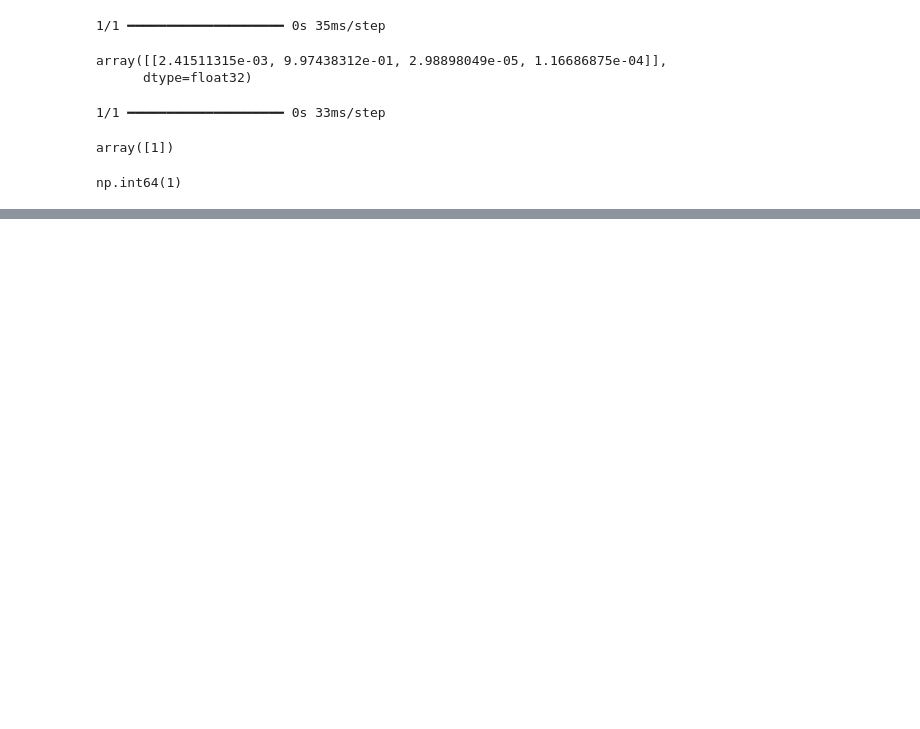
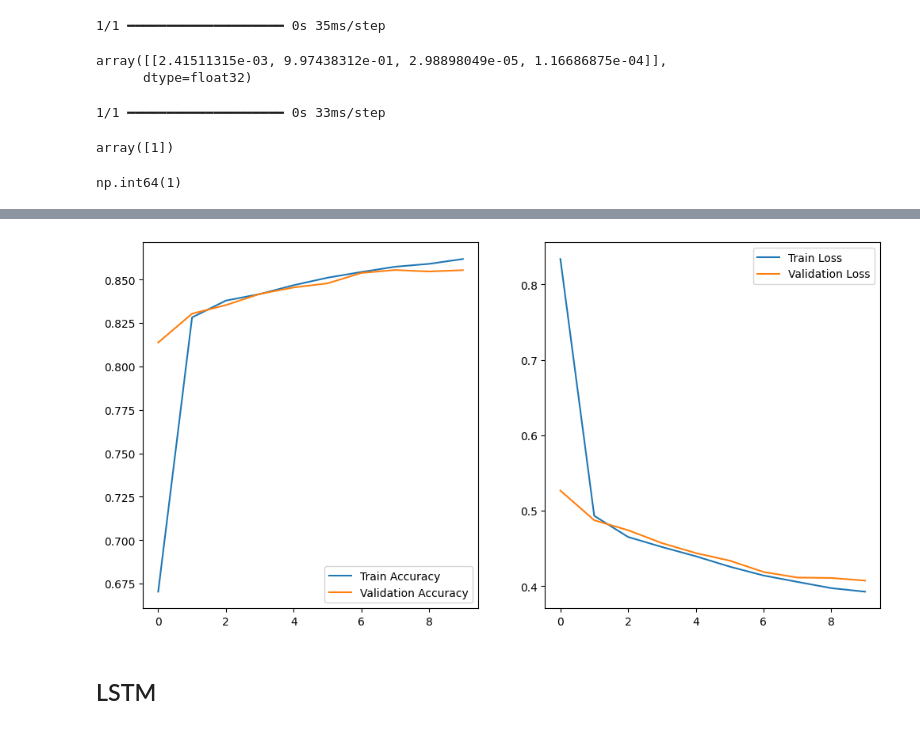
Before and after one commit to MarcosRMG/deep_learning, a Jupyter notebook: notebooks/keras_classification.ipynb, the cells around one changed output, grey strips where cells are left out. Saved outputs shown, nothing was run; the diff lists cells and outputs as text; code cells hidden in the pictures; blank space fills up the shorter version.

```diff
--- a/notebooks/keras_classification.ipynb
+++ b/notebooks/keras_classification.ipynb
@@ -152,0 +177,23 @@ np.int64(1)
+# %%
+model = tf.keras.Sequential([
+    encoder,
+    tf.keras.layers.Embedding(
+        input_dim=len(encoder.get_vocabulary()),
+        output_dim=16,
+        mask_zero=False
+    ),
+    tf.keras.layers.Conv1D(64, kernel_size=3, activation='relu'),
+    tf.keras.layers.MaxPooling1D(),
+    tf.keras.layers.Conv1D(128, kernel_size=4, activation='relu'),
+    tf.keras.layers.GlobalAveragePooling1D(), # Dimensionality reduction
+    tf.keras.layers.Dense(16, activation='relu'), # Hidden layer
+    tf.keras.layers.Dense(4, activation='softmax') # Output
+])
+# %%
+model.compile(
+    optimizer=tf.keras.optimizers.Adam(1e-4),
+    loss='sparse_categorical_crossentropy',
+    metrics=['Accuracy']
+)
+# %%
+history = model.fit(x=X_train, y=y_train, epochs=10, validation_data=(X_test, y_test))
@@ -152,0 +221,6 @@ np.int64(1)
+# %%
+plot_results(history, epochs)
+# %% [output]
+[figure, added]
+# %% [markdown]
+## LSTM
```
Also changed, not shown: parts of 13 cells of this notebook.
